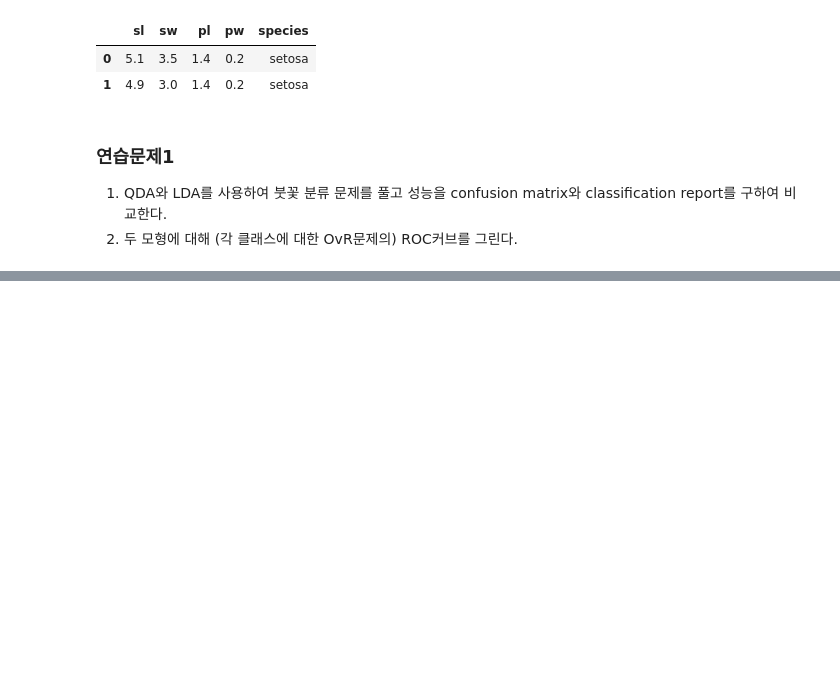
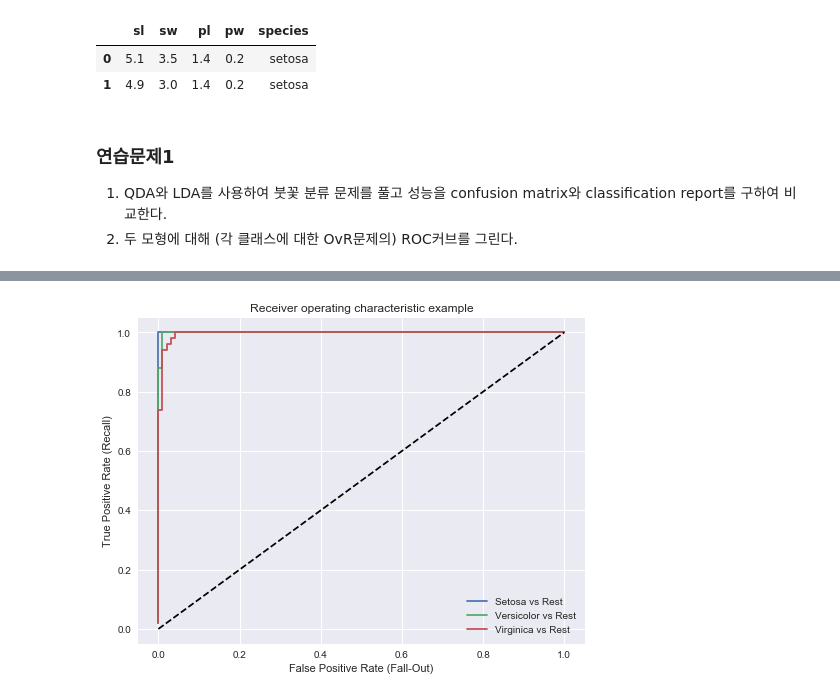
Before and after one commit to seungwooj/_dss_selfstudy, a Jupyter notebook: 2_Mathmatics/0413_02_QDA와LDA_연습문제.ipynb, the cells around one changed output, grey strips where cells are left out. Drawn from its saved outputs; the diff is of its cells as text; code cells hidden in the pictures; blank space fills up the shorter version.

```diff
--- a/2_Mathmatics/0413_02_QDA와LDA_연습문제.ipynb
+++ b/2_Mathmatics/0413_02_QDA와LDA_연습문제.ipynb
@@ -37,6 +40,6 @@ df_iris[:2]
 df_new = df_iris
 df_new.species = df_new.species.apply(lambda x : 0 if x == "setosa" else 1 if x == "versicolor" else 2)
 # %%
-# x_new, y_new를 정규분포를 따르는 형태로 어떻게 데이터 처리를 해서 보여줄 것인가?
 x_new = df_new.filter(["sl", "sw", "pl","pw"])
 y_new = df_new.species
+y_new_bi = label_binarize(y_new, classes=[0,1,2])
@@ -53,0 +50,9 @@ ValueError: y has less than 2 classes
+# %%
+qda = QuadraticDiscriminantAnalysis().fit(x_new, y_new)
+model1 = qda.fit(x_new, y_new)
+
+print("confusion matrix : \n",
+      confusion_matrix(y_new, qda.predict(x_new)), "\n")
+
+print("classification report : \n",
+      classification_report(y_new, qda.predict(x_new)))
@@ -53,0 +73,19 @@ ValueError: y has less than 2 classes
+# %%
+model2 = OneVsRestClassifier(qda).fit(x_new, y_new_bi)
+
+fpr1, tpr1, thresholds1 = roc_curve(y_new_bi[:,0], model2.decision_function(x_new)[:,0])
+fpr2, tpr2, thresholds2 = roc_curve(y_new_bi[:,1], model2.decision_function(x_new)[:,1])
+fpr3, tpr3, thresholds3 = roc_curve(y_new_bi[:,2], model2.decision_function(x_new)[:,2])
+# %%
+plt.figure(figsize=(8, 6))
+plt.plot(fpr1, tpr1, label = "Setosa vs Rest")
+plt.plot(fpr2, tpr2, label = "Versicolor vs Rest")
+plt.plot(fpr3, tpr3, label = "Virginica vs Rest")
+plt.legend()
+plt.plot([0, 1], [0, 1], 'k--', label="random guess")
+plt.xlabel('False Positive Rate (Fall-Out)')
+plt.ylabel('True Positive Rate (Recall)')
+plt.title('Receiver operating characteristic example')
+plt.show()
+# %% [output]
+[figure, added]
```
Also changed, not shown: parts of 10 cells of this notebook, 1 other file.
